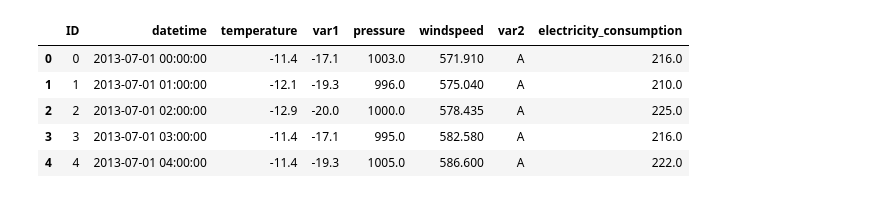
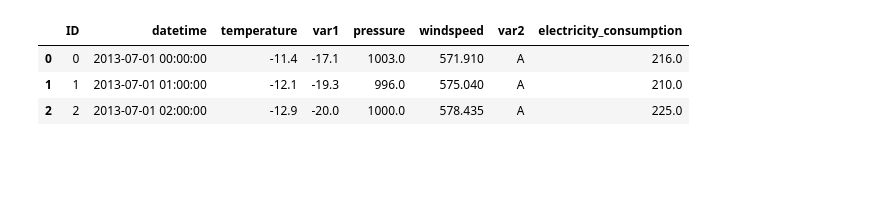
Before and after one commit to Gegori1/analisis-estadistico-multivariado, a Jupyter notebook: practica_4/PCA_energyforecast.ipynb, the cells around one changed output. Cells and saved outputs as stored; diff of their text form; code cells hidden in the pictures; blank space fills up the shorter version.

```diff
--- a/practica_4/PCA_energyforecast.ipynb
+++ b/practica_4/PCA_energyforecast.ipynb
@@ -12,13 +10,11 @@ import seaborn as sns
 # cargar datos
 data = pd.read_csv("energy_forecasting.csv")
 # %%
-data.head()
+data.head(3)
 # %% [output]
 |  | ID | datetime | temperature | var1 | pressure | windspeed | var2 | electricity_consumption |
 | 0 | 0 | 2013-07-01 00:00:00 | -11.4 | -17.1 | 1003.0 | 571.910 | A | 216.0 |
 | 1 | 1 | 2013-07-01 01:00:00 | -12.1 | -19.3 | 996.0 | 575.040 | A | 210.0 |
 | 2 | 2 | 2013-07-01 02:00:00 | -12.9 | -20.0 | 1000.0 | 578.435 | A | 225.0 |
-| 3 | 3 | 2013-07-01 03:00:00 | -11.4 | -17.1 | 995.0 | 582.580 | A | 216.0 |
-| 4 | 4 | 2013-07-01 04:00:00 | -11.4 | -19.3 | 1005.0 | 586.600 | A | 222.0 |
 # %%
 # limpiar base de datos
```
Also changed, not shown: parts of 15 cells of this notebook, 4 other files.
